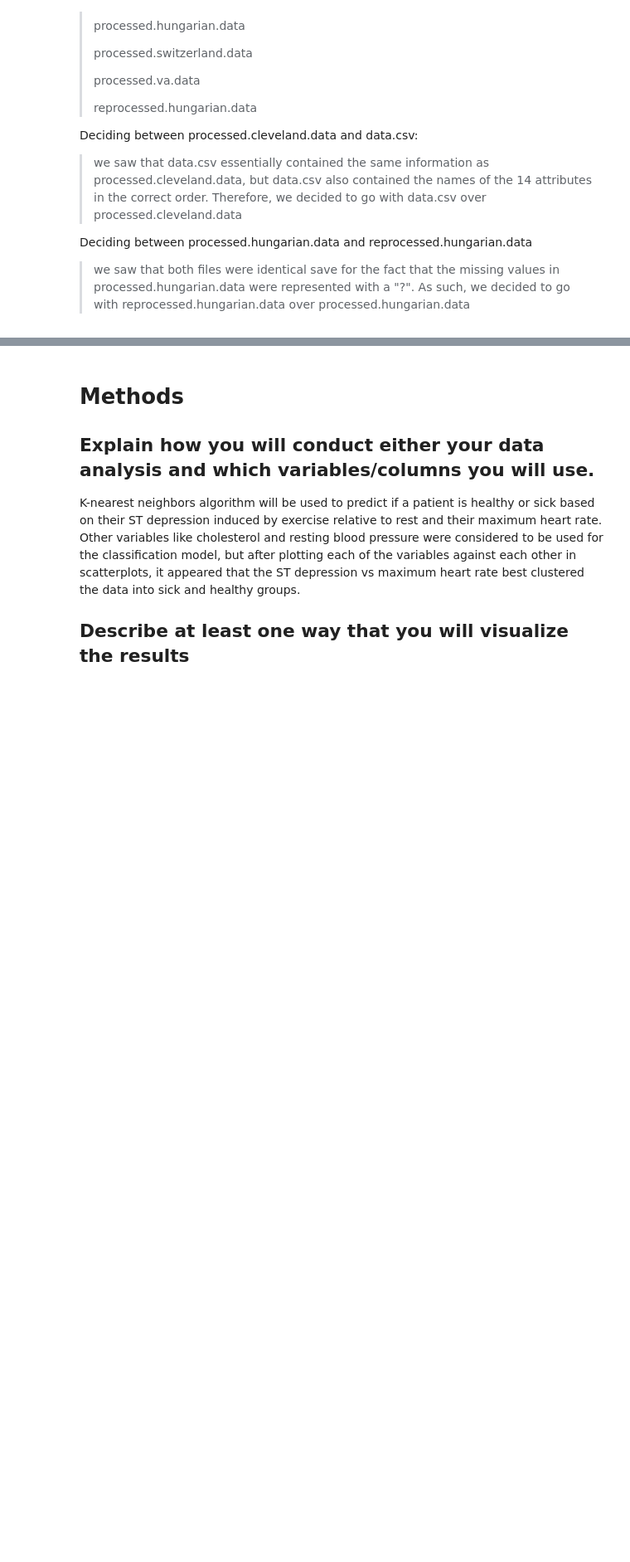
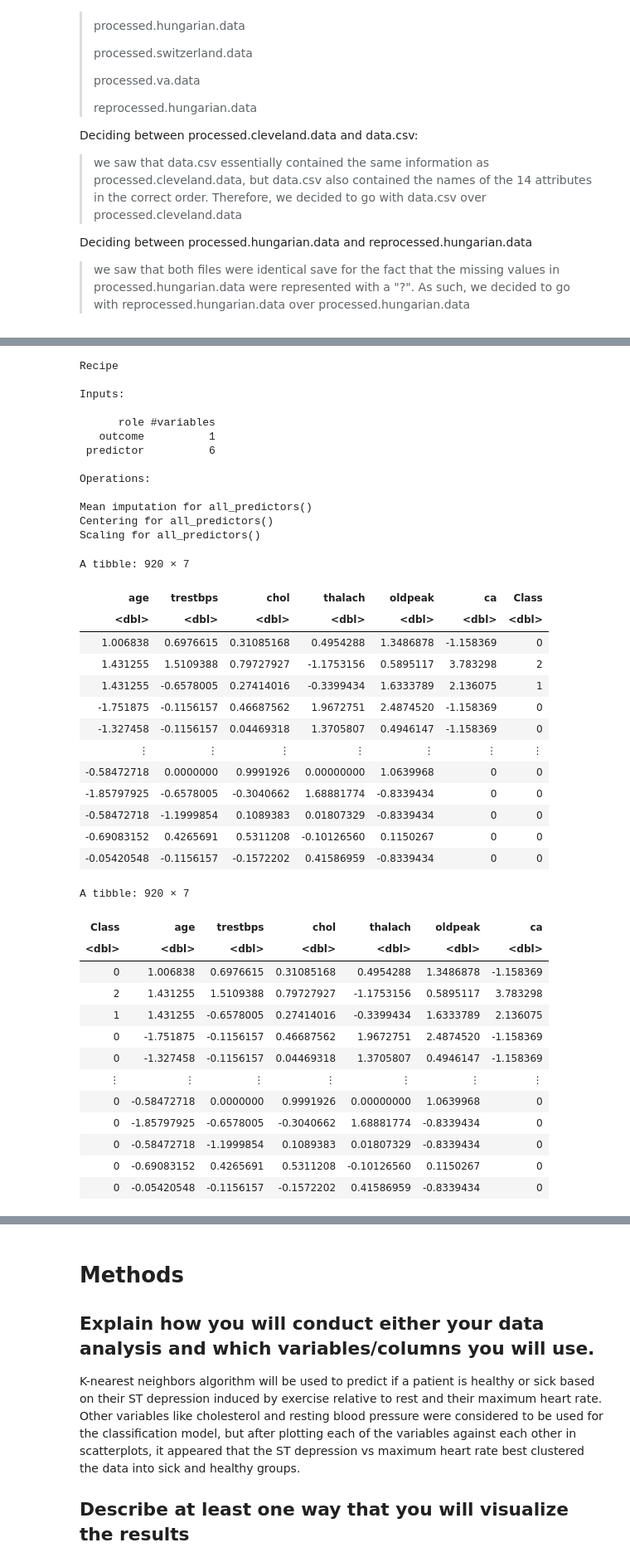
Before and after one commit to riacsik/heart-disease, a Jupyter notebook: group_project_report.ipynb, the cells around one changed output, grey strips where cells are left out. Shown at 83% size. Drawn from its saved outputs; the diff is of its cells as text; code cells hidden in the pictures; blank space fills up the shorter version.

```diff
--- a/group_project_report.ipynb
+++ b/group_project_report.ipynb
@@ -272,9 +272,68 @@ In addition, although the Number_of_major_vessels_colored_by_flourosopy (ca) loo
 # %%
 options(repr.matrix.max.rows = 10)
 
 global_dataset_missing <- global_dataset_missing |>
-      rename(Class = num) |>
-      mutate(Class = as.factor(Class)) |>
-      mutate(Class = fct_recode(Class, "healthy" = "0", "sick" = "1", "sick" = "2", "sick" = "3", "sick" = "4")) |>
-      rename(Age = age, "Resting_Blood_Pressure" = trestbps, Cholesterol = chol, "Max_heart_rate" = thalach,
-      "ST_depression_induced_by_exercise_relative_to_rest" = oldpeak)
+      rename(Class = num)
+
+impute_missing_recipe <- recipe(Class ~ age + trestbps + chol + thalach + oldpeak, data = global_dataset_missing) |>
+  step_impute_mean(all_predictors()) |>
+  step_center(all_predictors()) |>
+  step_scale(all_predictors())
+impute_missing_recipe
+
+# imputed_global_dataset <- bake(impute_missing_recipe, global_dataset_missing)
+
+# imputed_and_scaled_global_dataset <- bake(impute_missing_recipe, global_dataset_missing)
+
+imputed_and_scaled_global_dataset <- impute_missing_recipe |>
+                            prep() |>
+                            bake(global_dataset_missing)
+
+imputed_and_scaled_global_dataset
+
+# here I am merely moving the Class column from the rightmost column to the leftmost column
+imputed_and_scaled_global_dataset <- imputed_and_scaled_global_dataset |>
+      select(Class, age, trestbps, chol, thalach, oldpeak)
+imputed_and_scaled_global_dataset
+# %% [output]
+Recipe
+
+Inputs:
+
+      role #variables
+   outcome          1
+ predictor          6
+
+Operations:
+
+Mean imputation for all_predictors()
+Centering for all_predictors()
+Scaling for all_predictors()
+A tibble: 920 × 7
+| age | trestbps | chol | thalach | oldpeak | ca | Class |
+| <dbl> | <dbl> | <dbl> | <dbl> | <dbl> | <dbl> | <dbl> |
+| 1.006838 | 0.6976615 | 0.31085168 | 0.4954288 | 1.3486878 | -1.158369 | 0 |
+| 1.431255 | 1.5109388 | 0.79727927 | -1.1753156 | 0.5895117 | 3.783298 | 2 |
+| 1.431255 | -0.6578005 | 0.27414016 | -0.3399434 | 1.6333789 | 2.136075 | 1 |
+| -1.751875 | -0.1156157 | 0.46687562 | 1.9672751 | 2.4874520 | -1.158369 | 0 |
+| -1.327458 | -0.1156157 | 0.04469318 | 1.3705807 | 0.4946147 | -1.158369 | 0 |
+| ⋮ | ⋮ | ⋮ | ⋮ | ⋮ | ⋮ | ⋮ |
+| -0.58472718 | 0.0000000 | 0.9991926 | 0.00000000 | 1.0639968 | 0 | 0 |
+| -1.85797925 | -0.6578005 | -0.3040662 | 1.68881774 | -0.8339434 | 0 | 0 |
+| -0.58472718 | -1.1999854 | 0.1089383 | 0.01807329 | -0.8339434 | 0 | 0 |
+| -0.69083152 | 0.4265691 | 0.5311208 | -0.10126560 | 0.1150267 | 0 | 0 |
+| -0.05420548 | -0.1156157 | -0.1572202 | 0.41586959 | -0.8339434 | 0 | 0 |
+A tibble: 920 × 7
+| Class | age | trestbps | chol | thalach | oldpeak | ca |
+| <dbl> | <dbl> | <dbl> | <dbl> | <dbl> | <dbl> | <dbl> |
+| 0 | 1.006838 | 0.6976615 | 0.31085168 | 0.4954288 | 1.3486878 | -1.158369 |
+| 2 | 1.431255 | 1.5109388 | 0.79727927 | -1.1753156 | 0.5895117 | 3.783298 |
+| 1 | 1.431255 | -0.6578005 | 0.27414016 | -0.3399434 | 1.6333789 | 2.136075 |
+| 0 | -1.751875 | -0.1156157 | 0.46687562 | 1.9672751 | 2.4874520 | -1.158369 |
+| 0 | -1.327458 | -0.1156157 | 0.04469318 | 1.3705807 | 0.4946147 | -1.158369 |
+| ⋮ | ⋮ | ⋮ | ⋮ | ⋮ | ⋮ | ⋮ |
+| 0 | -0.58472718 | 0.0000000 | 0.9991926 | 0.00000000 | 1.0639968 | 0 |
+| 0 | -1.85797925 | -0.6578005 | -0.3040662 | 1.68881774 | -0.8339434 | 0 |
+| 0 | -0.58472718 | -1.1999854 | 0.1089383 | 0.01807329 | -0.8339434 | 0 |
+| 0 | -0.69083152 | 0.4265691 | 0.5311208 | -0.10126560 | 0.1150267 | 0 |
+| 0 | -0.05420548 | -0.1156157 | -0.1572202 | 0.41586959 | -0.8339434 | 0 |
```
Also changed, not shown: parts of 15 cells of this notebook.
